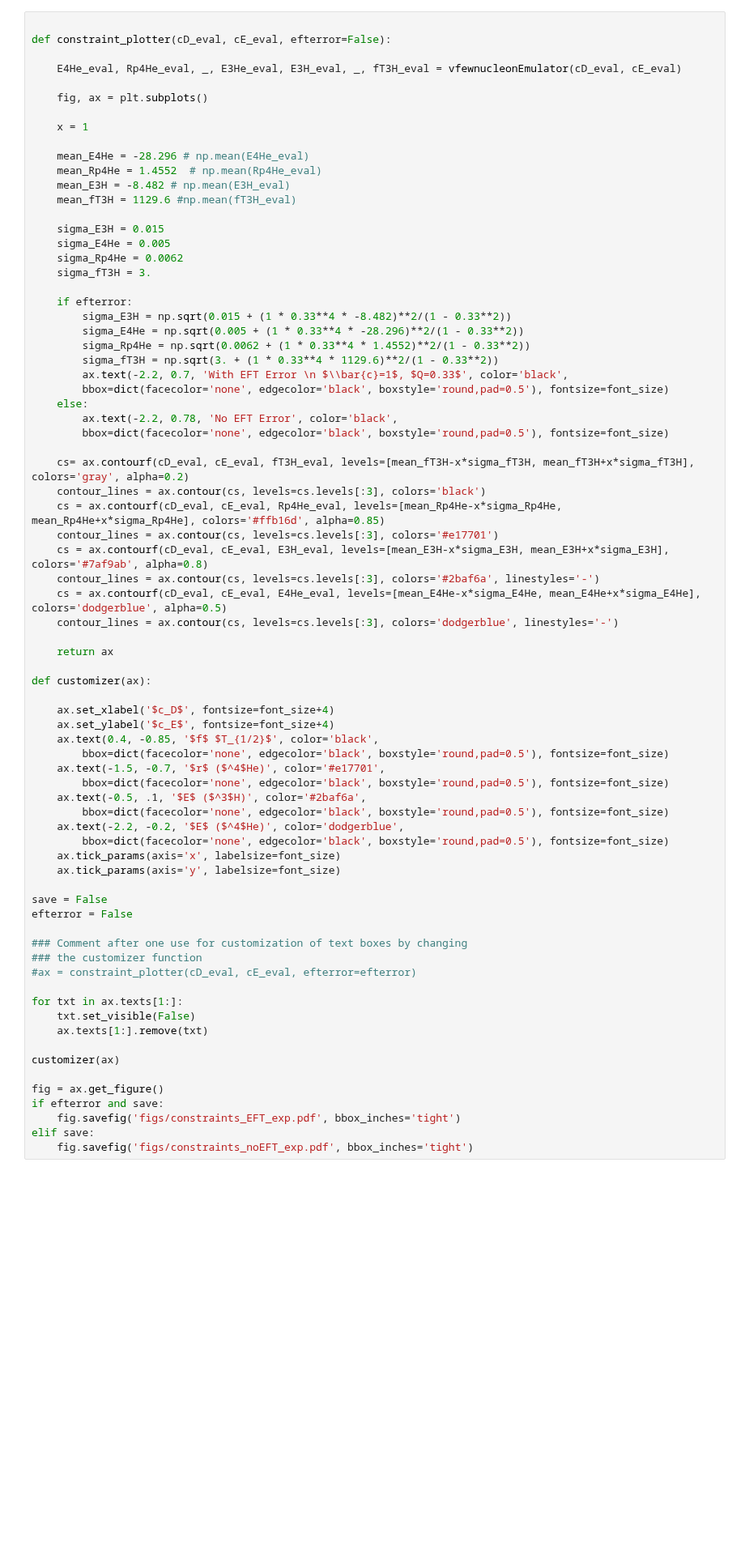
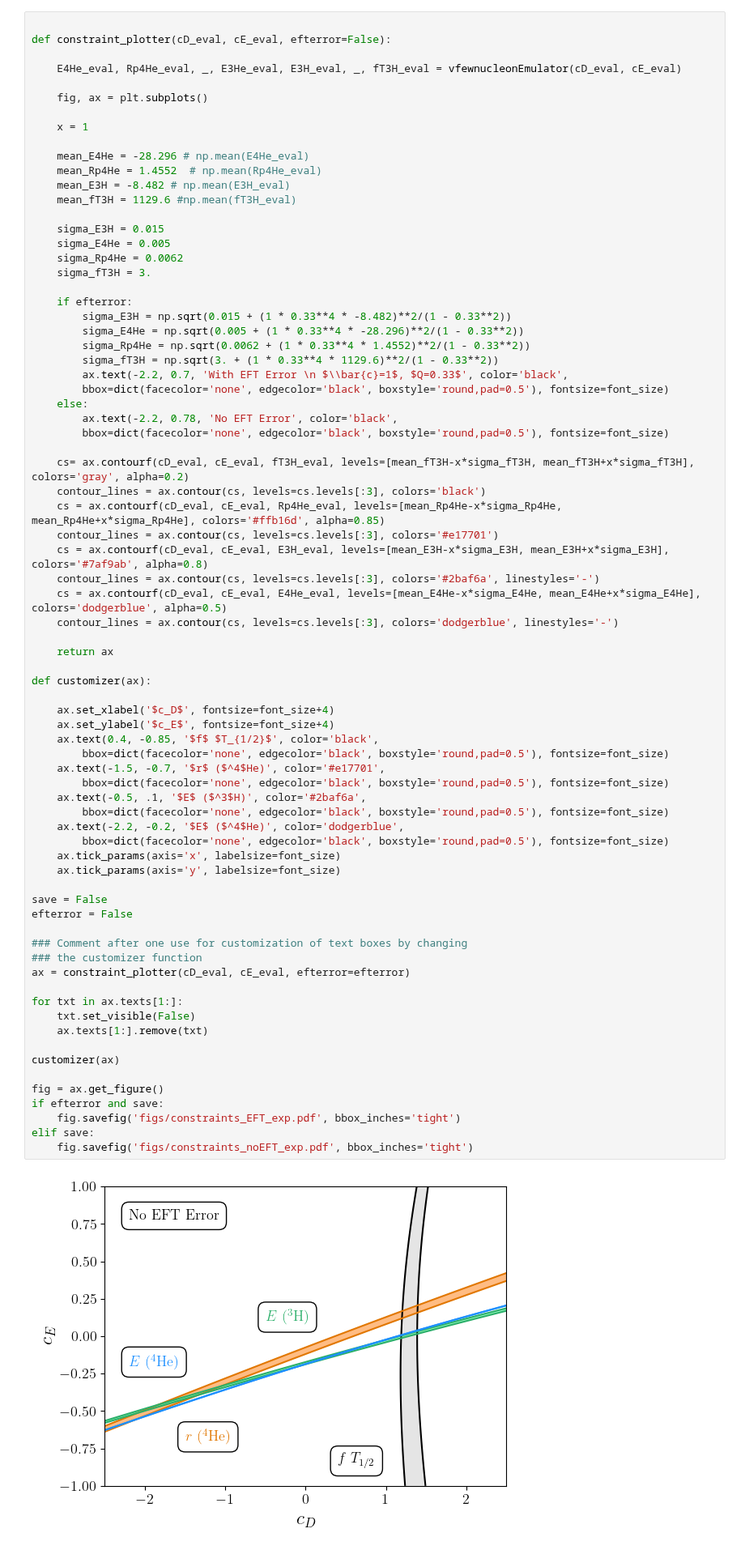
Before and after one commit to stommen/tif285-projects, a Jupyter notebook: project_1/project1_JHOS.ipynb, the cells around one changed output. Shown at 81% size. Drawn from its saved outputs; the diff is of its cells as text; blank space fills up the shorter version.

```diff
--- a/project_1/project1_JHOS.ipynb
+++ b/project_1/project1_JHOS.ipynb
@@ -70,34 +70,36 @@ def customizer(ax):
     ax.set_xlabel('$c_D$', fontsize=font_size+4)
     ax.set_ylabel('$c_E$', fontsize=font_size+4)
     ax.text(0.4, -0.85, '$f$ $T_{1/2}$', color='black',
         bbox=dict(facecolor='none', edgecolor='black', boxstyle='round,pad=0.5'), fontsize=font_size)
     ax.text(-1.5, -0.7, '$r$ ($^4$He)', color='#e17701',
         bbox=dict(facecolor='none', edgecolor='black', boxstyle='round,pad=0.5'), fontsize=font_size)
     ax.text(-0.5, .1, '$E$ ($^3$H)', color='#2baf6a',
         bbox=dict(facecolor='none', edgecolor='black', boxstyle='round,pad=0.5'), fontsize=font_size)
     ax.text(-2.2, -0.2, '$E$ ($^4$He)', color='dodgerblue',
         bbox=dict(facecolor='none', edgecolor='black', boxstyle='round,pad=0.5'), fontsize=font_size)
     ax.tick_params(axis='x', labelsize=font_size)
     ax.tick_params(axis='y', labelsize=font_size)
 
 save = False
 efterror = False
 
 ### Comment after one use for customization of text boxes by changing
 ### the customizer function
-#ax = constraint_plotter(cD_eval, cE_eval, efterror=efterror)
+ax = constraint_plotter(cD_eval, cE_eval, efterror=efterror)
 
 for txt in ax.texts[1:]:
     txt.set_visible(False)
     ax.texts[1:].remove(txt)
 
 customizer(ax)
 
 fig = ax.get_figure()
 if efterror and save:
     fig.savefig('figs/constraints_EFT_exp.pdf', bbox_inches='tight')
 elif save:
     fig.savefig('figs/constraints_noEFT_exp.pdf', bbox_inches='tight')
+# %% [output]
+[figure, added]
 # %%
 import emcee
 import scipy.stats as stats
```
Also changed, not shown: parts of 2 cells of this notebook.
